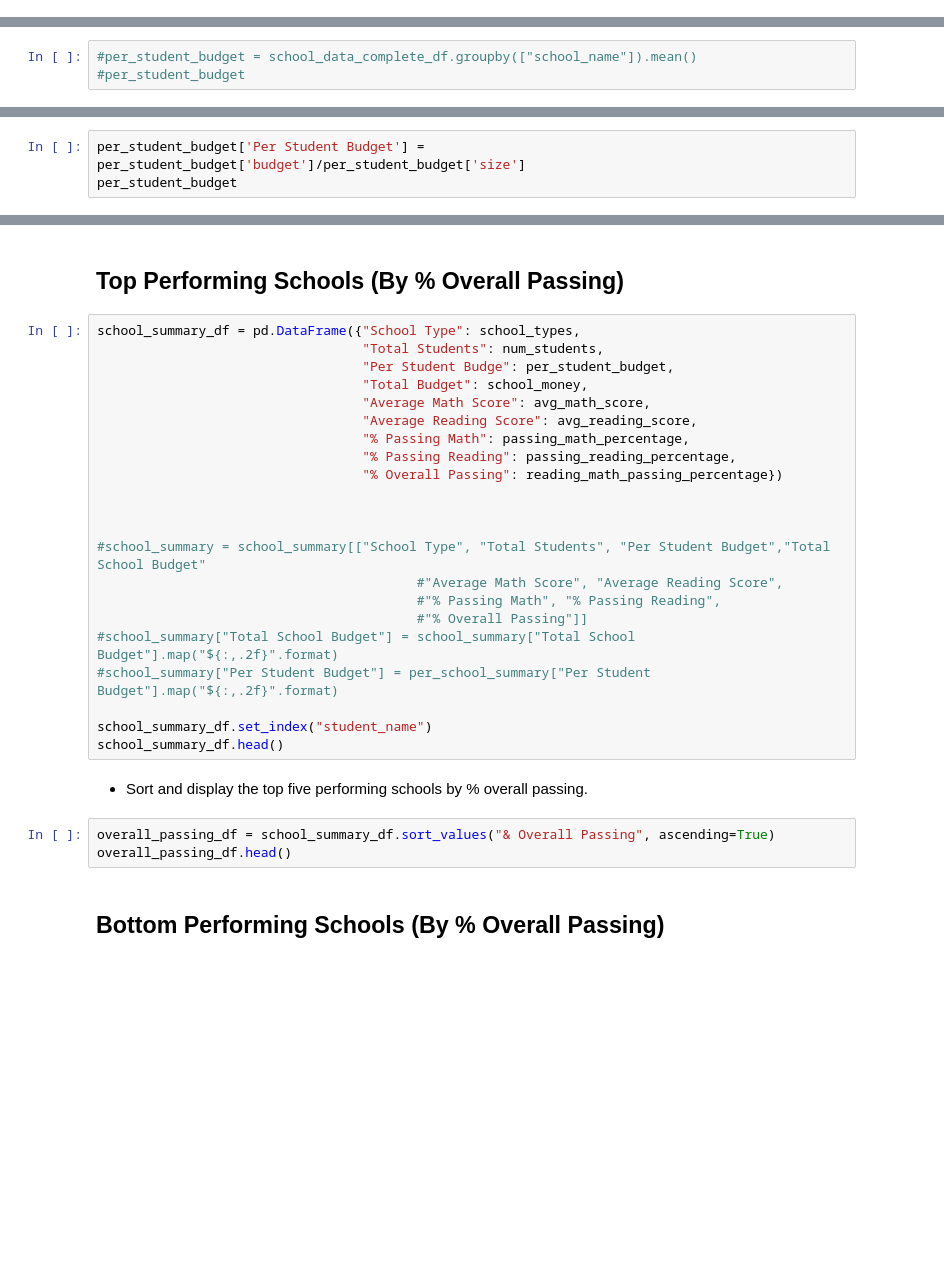
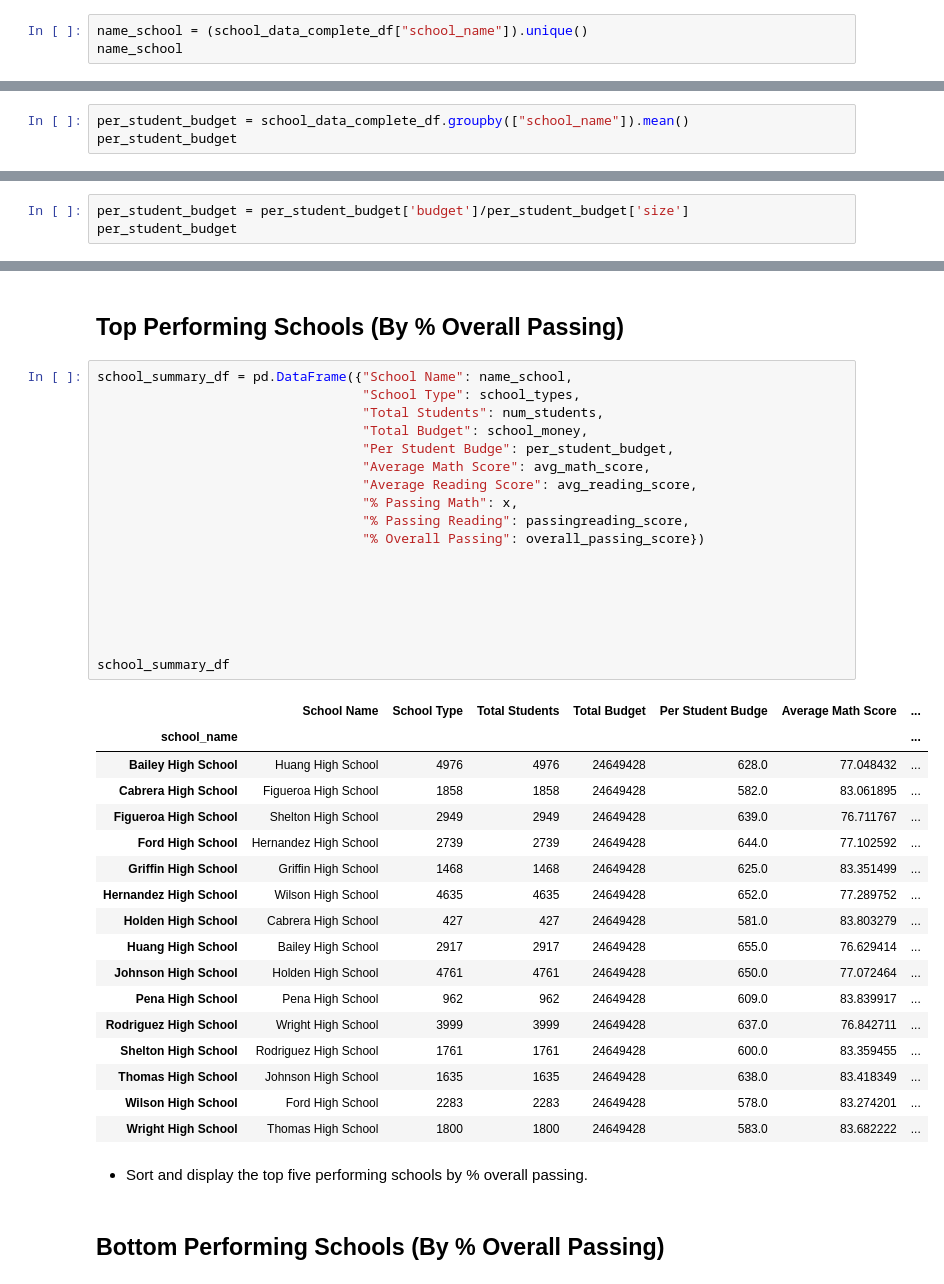
Before and after one commit to ismahanadan/PyCity-Schools-Test-Results-Analysis, a Jupyter notebook: PyCitySchools/PyCitySchools_starter.ipynb, the cells around one changed output, grey strips where cells are left out. Saved outputs shown, nothing was run; the diff lists cells and outputs as text; blank space fills up the shorter version.

```diff
--- a/PyCitySchools/PyCitySchools_starter.ipynb
+++ b/PyCitySchools/PyCitySchools_starter.ipynb
@@ -140,3 +140,6 @@ school_data_complete_df.set_index("student_name")
 #reading_math_passing_count = school_data_complete_df.groupby(["school_name"])[(school_data_complete_df["math_score"] >= 70)&
                                                      #(school_data_complete_df["reading_score"] >= 70)].count()["student_name"]
 #reading_math_passing_percentage = reading_math_passing_count / float(num_students) * 100
+# %%
+name_school = (school_data_complete_df["school_name"]).unique()
+name_school
@@ -204,5 +214,5 @@ Wilson High School       1319574
 Wright High School       1049400
 Name: budget, dtype: int64
 # %%
-#per_student_budget = school_data_complete_df.groupby(["school_name"]).mean()
-#per_student_budget
+per_student_budget = school_data_complete_df.groupby(["school_name"]).mean()
+per_student_budget
@@ -209,4 +237,4 @@ Name: budget, dtype: int64
 # %%
-per_student_budget['Per Student Budget'] = per_student_budget['budget']/per_student_budget['size']
+per_student_budget = per_student_budget['budget']/per_student_budget['size']
 per_student_budget
 # %% [output]
@@ -235,32 +394,43 @@ overall_passing_score.div(num_students, axis=0)* 100
 # %% [markdown]
 ## Top Performing Schools (By % Overall Passing)
 # %%
-school_summary_df = pd.DataFrame({"School Type": school_types,
+school_summary_df = pd.DataFrame({"School Name": name_school,
+                                  "School Type": school_types,
                                   "Total Students": num_students,
+                                  "Total Budget": school_money,
                                   "Per Student Budge": per_student_budget,
-                                  "Total Budget": school_money,
                                   "Average Math Score": avg_math_score,
                                   "Average Reading Score": avg_reading_score,
-                                  "% Passing Math": passing_math_percentage,
-                                  "% Passing Reading": passing_reading_percentage,
-                                  "% Overall Passing": reading_math_passing_percentage})
+                                  "% Passing Math": x,
+                                  "% Passing Reading": passingreading_score,
+                                  "% Overall Passing": overall_passing_score})
 
 
 
-#school_summary = school_summary[["School Type", "Total Students", "Per Student Budget","Total School Budget"
-                                         #"Average Math Score", "Average Reading Score",
-                                         #"% Passing Math", "% Passing Reading",
-                                         #"% Overall Passing"]]
-#school_summary["Total School Budget"] = school_summary["Total School Budget"].map("${:,.2f}".format)
-#school_summary["Per Student Budget"] = per_school_summary["Per Student Budget"].map("${:,.2f}".format)
 
-school_summary_df.set_index("student_name")
-school_summary_df.head()
+
+
+school_summary_df
+# %% [output]
+|  | School Name | School Type | Total Students | Total Budget | Per Student Budge | Average Math Score | ... |
+| school_name |  |  |  |  |  |  | ... |
+| Bailey High School | Huang High School | 4976 | 4976 | 24649428 | 628.0 | 77.048432 | ... |
+| Cabrera High School | Figueroa High School | 1858 | 1858 | 24649428 | 582.0 | 83.061895 | ... |
+| Figueroa High School | Shelton High School | 2949 | 2949 | 24649428 | 639.0 | 76.711767 | ... |
+| Ford High School | Hernandez High School | 2739 | 2739 | 24649428 | 644.0 | 77.102592 | ... |
+| Griffin High School | Griffin High School | 1468 | 1468 | 24649428 | 625.0 | 83.351499 | ... |
+| Hernandez High School | Wilson High School | 4635 | 4635 | 24649428 | 652.0 | 77.289752 | ... |
+| Holden High School | Cabrera High School | 427 | 427 | 24649428 | 581.0 | 83.803279 | ... |
+| Huang High School | Bailey High School | 2917 | 2917 | 24649428 | 655.0 | 76.629414 | ... |
+| Johnson High School | Holden High School | 4761 | 4761 | 24649428 | 650.0 | 77.072464 | ... |
+| Pena High School | Pena High School | 962 | 962 | 24649428 | 609.0 | 83.839917 | ... |
+| Rodriguez High School | Wright High School | 3999 | 3999 | 24649428 | 637.0 | 76.842711 | ... |
+| Shelton High School | Rodriguez High School | 1761 | 1761 | 24649428 | 600.0 | 83.359455 | ... |
+| Thomas High School | Johnson High School | 1635 | 1635 | 24649428 | 638.0 | 83.418349 | ... |
+| Wilson High School | Ford High School | 2283 | 2283 | 24649428 | 578.0 | 83.274201 | ... |
+| Wright High School | Thomas High School | 1800 | 1800 | 24649428 | 583.0 | 83.682222 | ... |
 # %% [markdown]
 * Sort and display the top five performing schools by % overall passing.
-# %%
-overall_passing_df = school_summary_df.sort_values("& Overall Passing", ascending=True)
-overall_passing_df.head()
 # %% [markdown]
 ## Bottom Performing Schools (By % Overall Passing)
 # %% [markdown]
```
Also changed, not shown: parts of 10 cells of this notebook.
